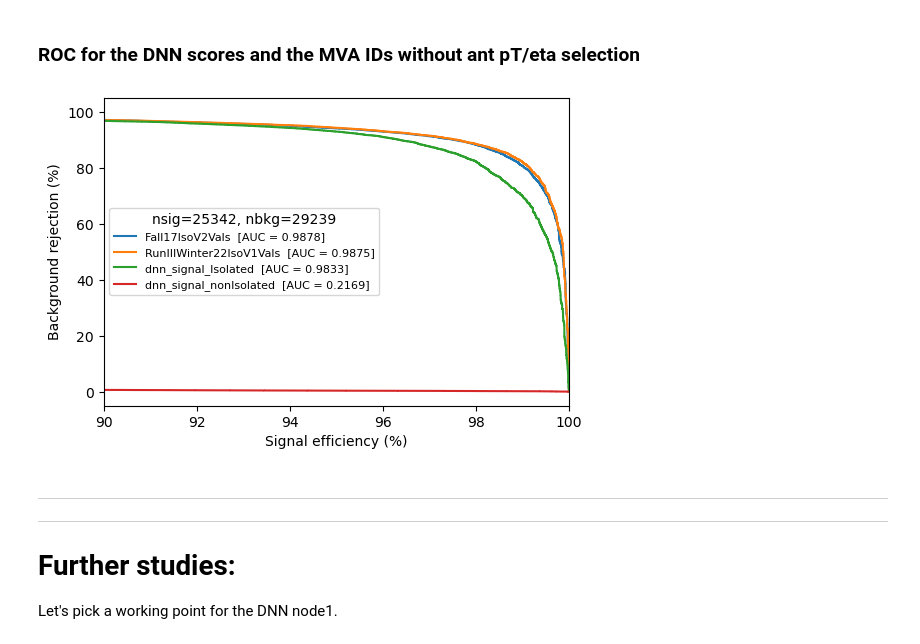
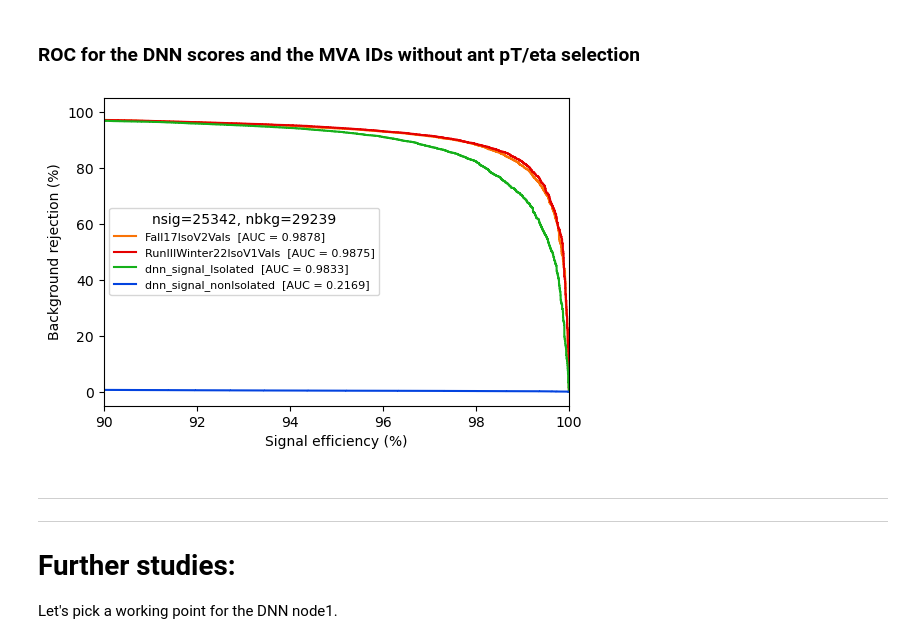
Before and after one commit to phazarik/Electron-DNN-ID-study, a Jupyter notebook: dnn_electron_id.ipynb, the cells around one changed output. Saved outputs shown, nothing was run; the diff lists cells and outputs as text; code cells hidden in the pictures.

```diff
--- a/dnn_electron_id.ipynb
+++ b/dnn_electron_id.ipynb
@@ -265,44 +298,45 @@ ROC_dict = collections.OrderedDict(sorted(ROC_dict.items(), key=lambda x: x[1]["
 fig3, ax3 = plt.subplots(1,1,figsize=(6,4))
 
 #make plots for only the following:
-plots=[
-    'dnn_signal_Isolated',
-    'dnn_signal_nonIsolated',
-    'Fall17IsoV2Vals',
+plotdict={
+    'dnn_signal_Isolated':'xkcd:green',
+    'dnn_signal_nonIsolated':'xkcd:blue',
+    #'dnn_bkg_nonIsolated',
+    'Fall17IsoV2Vals':'xkcd:orange',
     #'Fall17IsoV2RawVals',
-    'RunIIIWinter22IsoV1Vals',
+    'RunIIIWinter22IsoV1Vals':'xkcd:red',
     #'RunIIIWinter22IsoV1RawVals'
-]
+}
 
 for score, scoredict in ROC_dict.items():
-    for plot in plots:
+    for plot, color_ in plotdict.items():
         if(plot == alias[score]):
             tpr = scoredict["tpr"]
             fnr = scoredict["fnr"]
             auc = scoredict["auc"]
             label_ = alias[score]+f'  [AUC = {auc:.4f}]'
-            ax3.plot(tpr,fnr, label=label_)
+            ax3.plot(tpr,fnr,color=color_,label=label_)
 
 threshold = 0.80
 nsig = df[df['truth']==1].shape[0]
 nsigpass = df[(df['truth']==1) & (df['score1']+df['score2']>threshold)].shape[0]
 sigeff = (nsigpass/nsig)*100
 nbkg = df[df['truth']==0].shape[0]
 nbkgfail = df[(df['truth']==0) & (df['score1']+df['score2']<threshold)].shape[0]
 bkgrej = (nbkgfail/nbkg)*100
 #plt.plot(sigeff, bkgrej, marker='o', color="red", markersize=6, label=f'Current DNN wp ~ {sigeff:.0f},{bkgrej:.0f}')
 legendheader = f'nsig={nsig}, nbkg={nbkg}'
 
 ax3.set_xlabel('Signal efficiency (%)')
 ax3.set_xlim(90, 100)
 #ax3.set_xscale('log')
 ax3.set_ylabel('Background rejection (%)')
-ax3.legend(loc='center left', prop={"size":8}, title=legendheader, fontsize='samll')
+ax3.legend(loc='center left', prop={"size":8}, title=legendheader, fontsize='small')
 
-plt.savefig(f'plots/all_roc.png', dpi=300)
+plt.savefig(f'plots/all_roc.png', bbox_inches='tight', dpi=300)
 plt.show()
 # %% [output]
-[figure, old version]
+[figure, new version]
 # %% [markdown]
 ---
 ---
```
Also changed, not shown: parts of 11 cells of this notebook, 16 other files.
